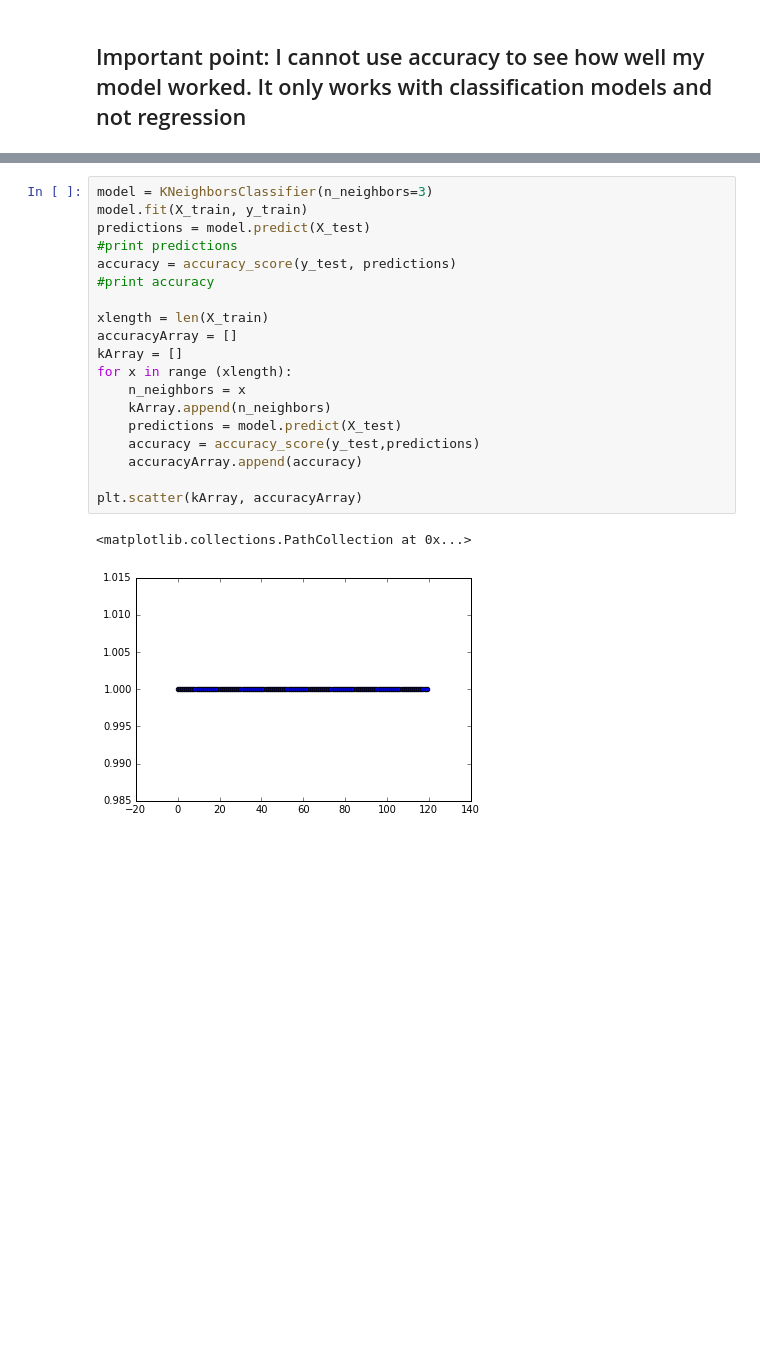
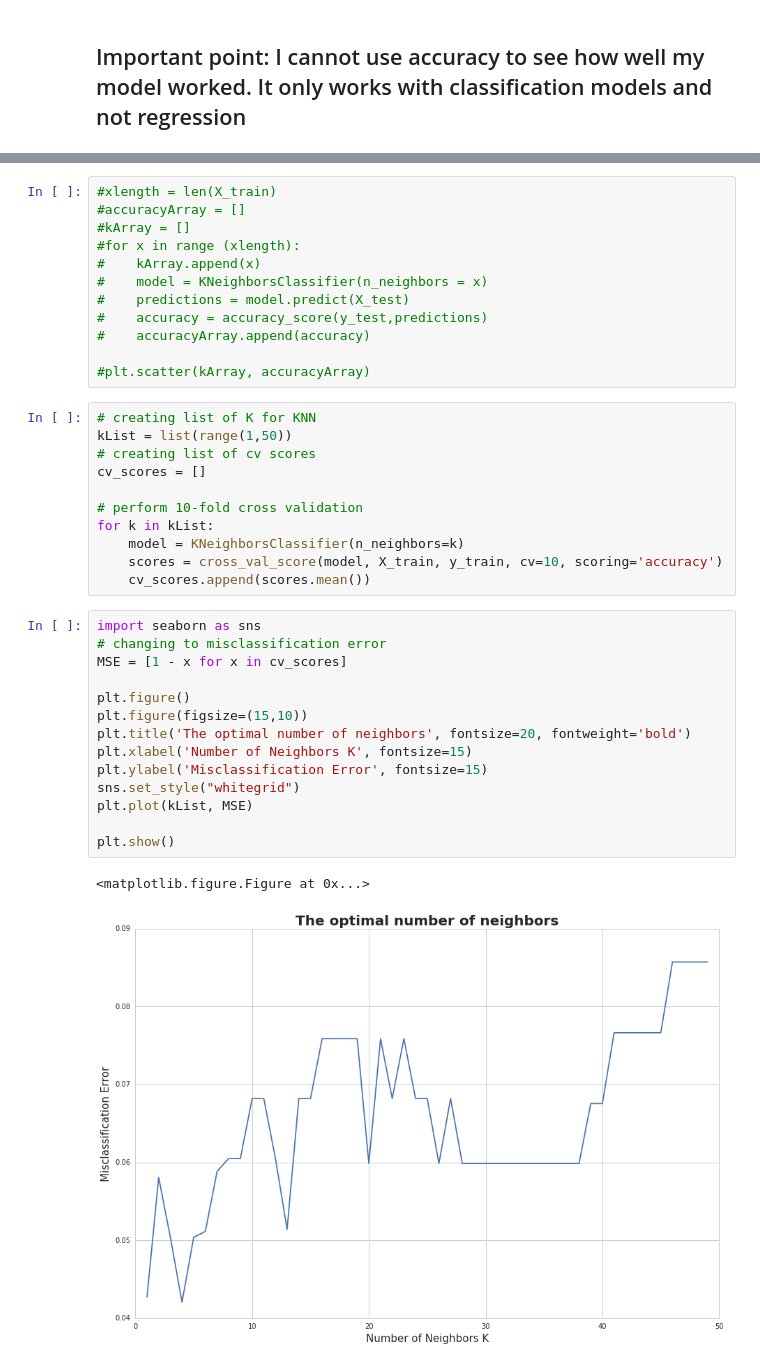
Before and after one commit to Andalibt/Data_Science_Portfolio, a Jupyter notebook: Iris.ipynb, the cells around one changed output, grey strips where cells are left out. Cells and saved outputs as stored; diff of their text form; blank space fills up the shorter version.

```diff
--- a/Iris.ipynb
+++ b/Iris.ipynb
@@ -202,22 +216,40 @@ print predictions
 # %%
-model = KNeighborsClassifier(n_neighbors=3)
-model.fit(X_train, y_train)
-predictions = model.predict(X_test)
-#print predictions
-accuracy = accuracy_score(y_test, predictions)
-#print accuracy
+#xlength = len(X_train)
+#accuracyArray = []
+#kArray = []
+#for x in range (xlength):
+#    kArray.append(x)
+#    model = KNeighborsClassifier(n_neighbors = x)
+#    predictions = model.predict(X_test)
+#    accuracy = accuracy_score(y_test,predictions)
+#    accuracyArray.append(accuracy)
 
-xlength = len(X_train)
-accuracyArray = []
-kArray = []
-for x in range (xlength):
-    n_neighbors = x
-    kArray.append(n_neighbors)
-    predictions = model.predict(X_test)
-    accuracy = accuracy_score(y_test,predictions)
-    accuracyArray.append(accuracy)
-
-plt.scatter(kArray, accuracyArray)
+#plt.scatter(kArray, accuracyArray)
-# %% [output]
-<matplotlib.collections.PathCollection at 0x...>
-[figure, removed]
+# %%
+# creating list of K for KNN
+kList = list(range(1,50))
+# creating list of cv scores
+cv_scores = []
+
+# perform 10-fold cross validation
+for k in kList:
+    model = KNeighborsClassifier(n_neighbors=k)
+    scores = cross_val_score(model, X_train, y_train, cv=10, scoring='accuracy')
+    cv_scores.append(scores.mean())
+# %%
+import seaborn as sns
+# changing to misclassification error
+MSE = [1 - x for x in cv_scores]
+
+plt.figure()
+plt.figure(figsize=(15,10))
+plt.title('The optimal number of neighbors', fontsize=20, fontweight='bold')
+plt.xlabel('Number of Neighbors K', fontsize=15)
+plt.ylabel('Misclassification Error', fontsize=15)
+sns.set_style("whitegrid")
+plt.plot(kList, MSE)
+
+plt.show()
+# %% [output]
+<matplotlib.figure.Figure at 0x...>
+[figure, added]
```
Also changed, not shown: parts of 7 cells of this notebook.
